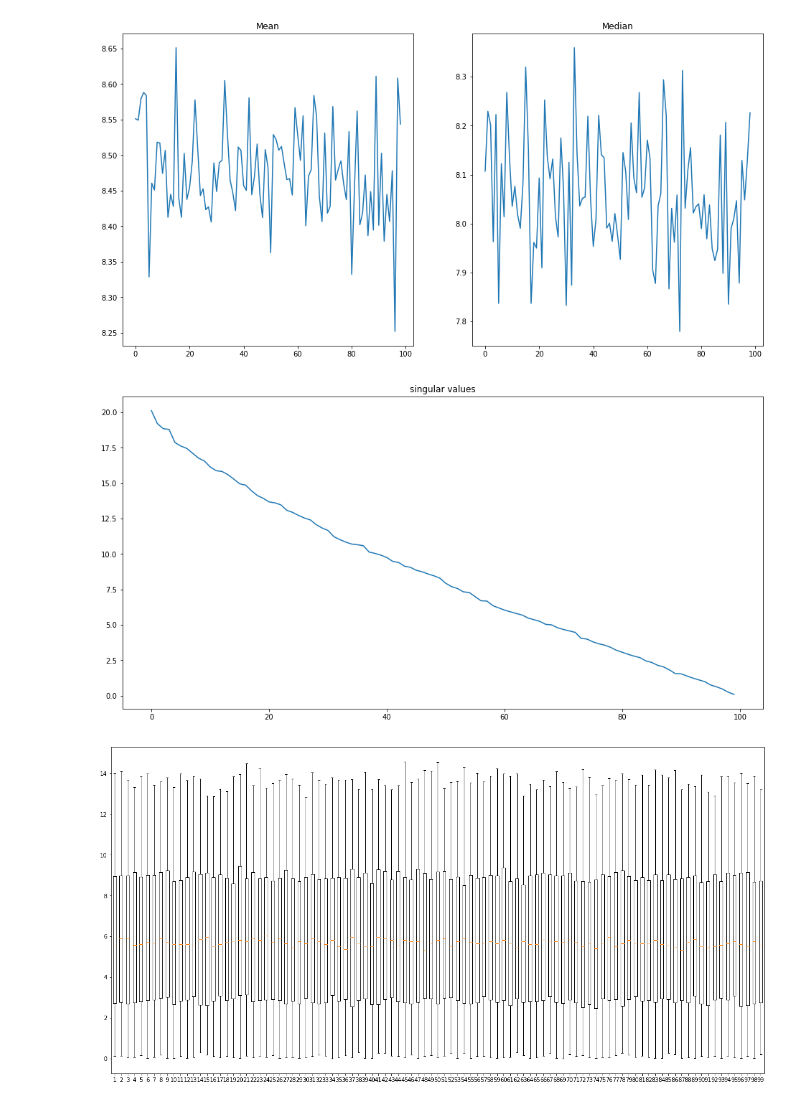
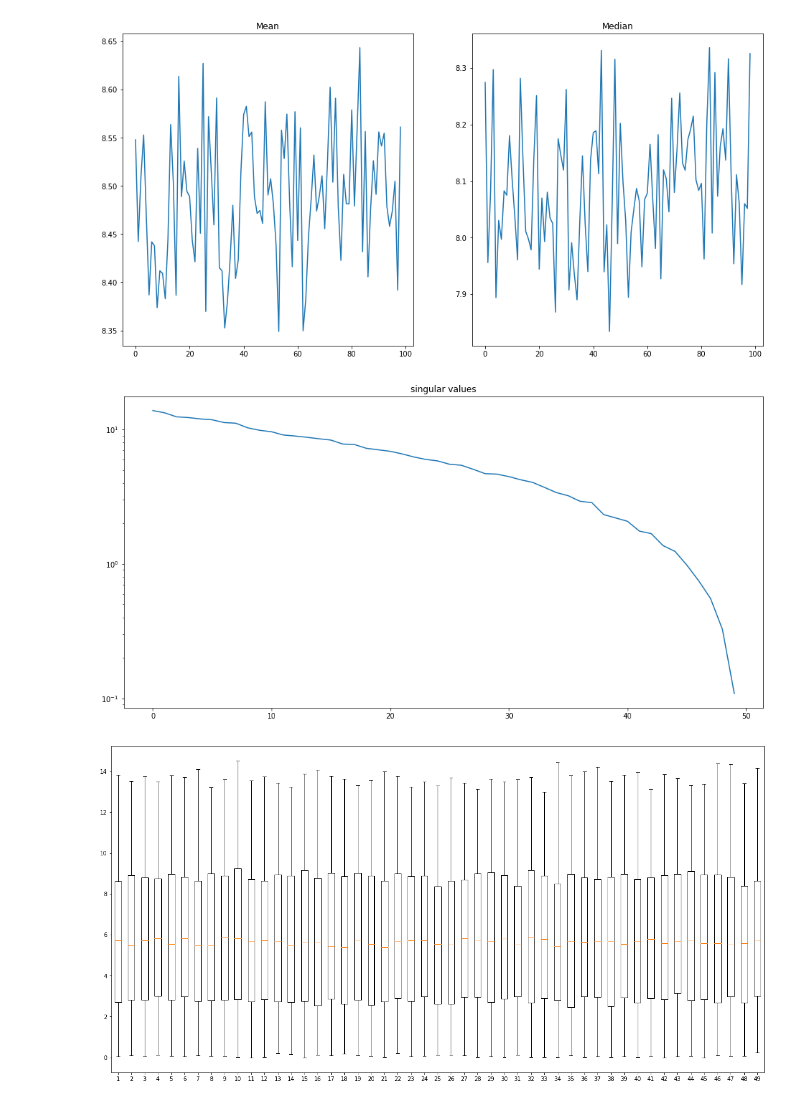
Before and after one commit to MichelaMarini/Patter-Recognition-Class_Fall22_Marini, a Jupyter notebook: hw1_4.ipynb, the cells around one changed output. Saved outputs shown, nothing was run; the diff lists cells and outputs as text; code cells hidden in the pictures.

```diff
--- a/hw1_4.ipynb
+++ b/hw1_4.ipynb
@@ -22,12 +22,13 @@ plt.show()
 # %%
+#Repeat this 100 times and plot the distribution of the singular values in a box-and-wisker plot
+
 data = []
 
 for i in range(1,100):
     b = np.random.normal(mu, sd, size=(100, 100)) #random 100x100 matrix
     U_b, S_b, VT_b = np.linalg.svd(b,full_matrices=True) #compute the full SVD
-    S_values = S_b
-    S_values = S_values.tolist()
-    data.append(S_values)
+    S_b = S_b.tolist()
+    data.append(S_b)
 # %%
 data = np.array(data)
 data = np.swapaxes(data,0,1)
@@ -57,38 +57,37 @@ plt.plot(median_tot)
 plt.title('Median')
 plt.show()
 # %% [output]
-[figure, old version]
+[figure, new version]
 # %%
 # repeat for matrix size 50x50
 
-c = np.random.normal(mu, sd, size=(100, 100)) #random 100x100 matrix
+c = np.random.normal(mu, sd, size=(50, 50)) #random 50x50 matrix
 
 U_c, S_c, VT_c = np.linalg.svd(c,full_matrices=True) #compute the full SVD
-#S = np.diag(S)
+S_c = np.diag(S_c)
 
 plt.figure(4)  #plot the singular values
-plt.plot(S_c)
+plt.semilogy(np.diag(S_c))
 plt.title('singular values')
 plt.show()
 
 data_c = []
 
-for i in range(1,100):
+for i in range(1,50):
     d = np.random.normal(mu, sd, size=(50, 50)) #random 100x100 matrix
     U_d, S_d, VT_d = np.linalg.svd(d,full_matrices=True) #compute the full SVD
-    S_values_d = S_d
-    S_values_d = S_values_d.tolist()
-    data_c.append(S_values_d)
+    S_d = S_d.tolist()
+    data_c.append(S_d)
 
 
 data_c = np.array(data_c)
 data_c = np.swapaxes(data_c,0,1)
 
 fig = plt.figure(figsize =(16, 8))
 # Creating axes instance
 ax = fig.add_axes([0, 0, 1, 1])
 bp = ax.boxplot(data_c)
 plt.show()
 # %% [output]
-[figure, old version]
+[figure, new version]
-[figure, old version]
+[figure, new version]
```
Also changed, not shown: parts of 2 cells of this notebook.
